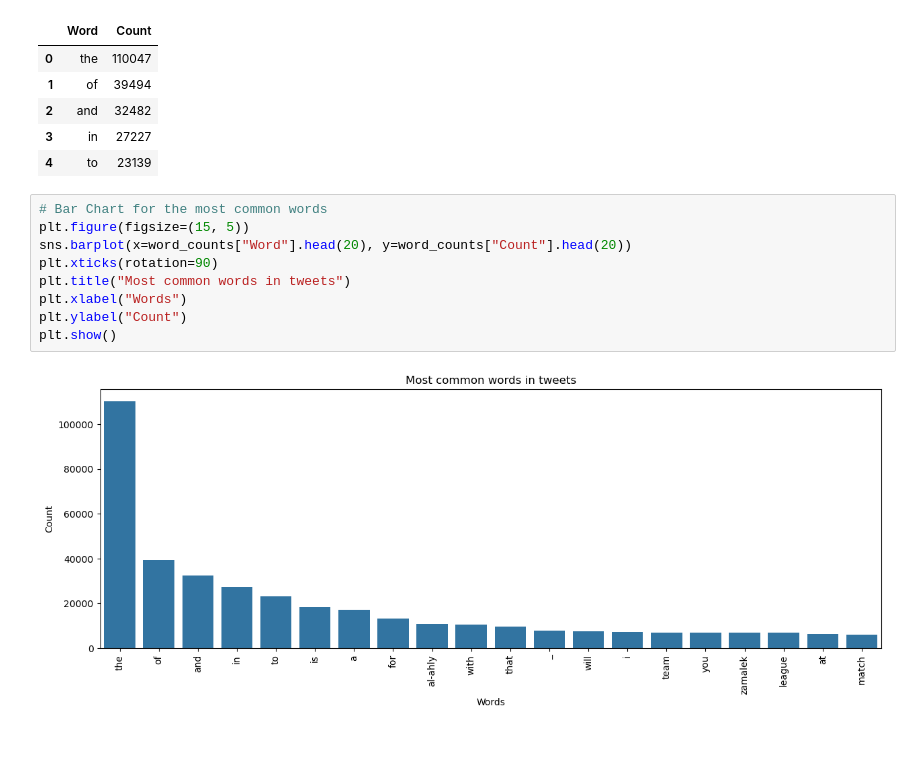
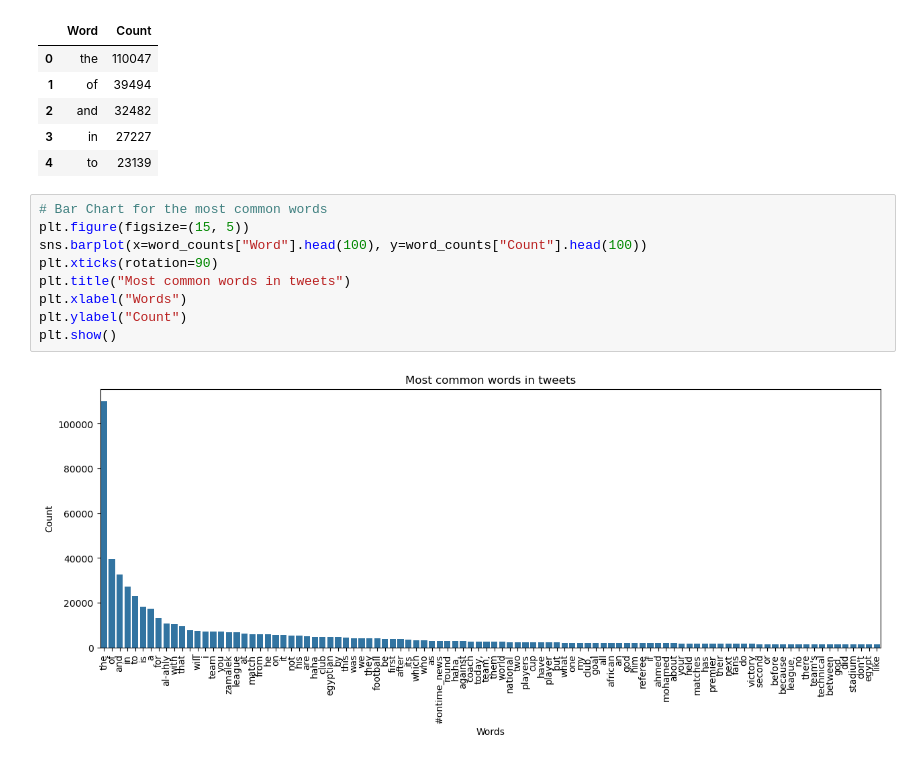
Before and after one commit to nicolasb49/-DSKI2-Football_Fake_News, a Jupyter notebook: Code/Untitled-1.ipynb, the cells around one changed output. Saved outputs shown, nothing was run; the diff lists cells and outputs as text.

Commit message:
word plot

```diff
--- a/Code/Untitled-1.ipynb
+++ b/Code/Untitled-1.ipynb
@@ -178,11 +179,11 @@ word_counts.head()
 # %%
 # Bar Chart for the most common words
 plt.figure(figsize=(15, 5))
-sns.barplot(x=word_counts["Word"].head(20), y=word_counts["Count"].head(20))
+sns.barplot(x=word_counts["Word"].head(100), y=word_counts["Count"].head(100))
 plt.xticks(rotation=90)
 plt.title("Most common words in tweets")
 plt.xlabel("Words")
 plt.ylabel("Count")
 plt.show()
 # %% [output]
-[figure, old version]
+[figure, new version]
```
Also changed, not shown: parts of 1 cell of this notebook.
